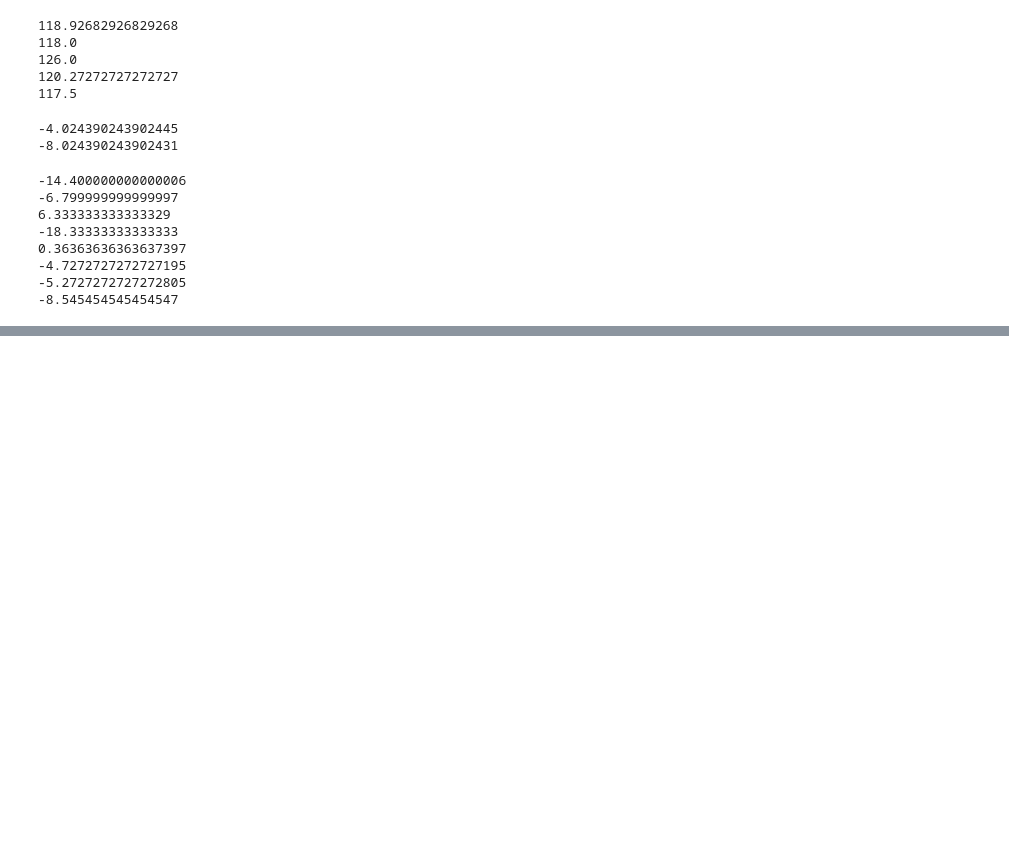
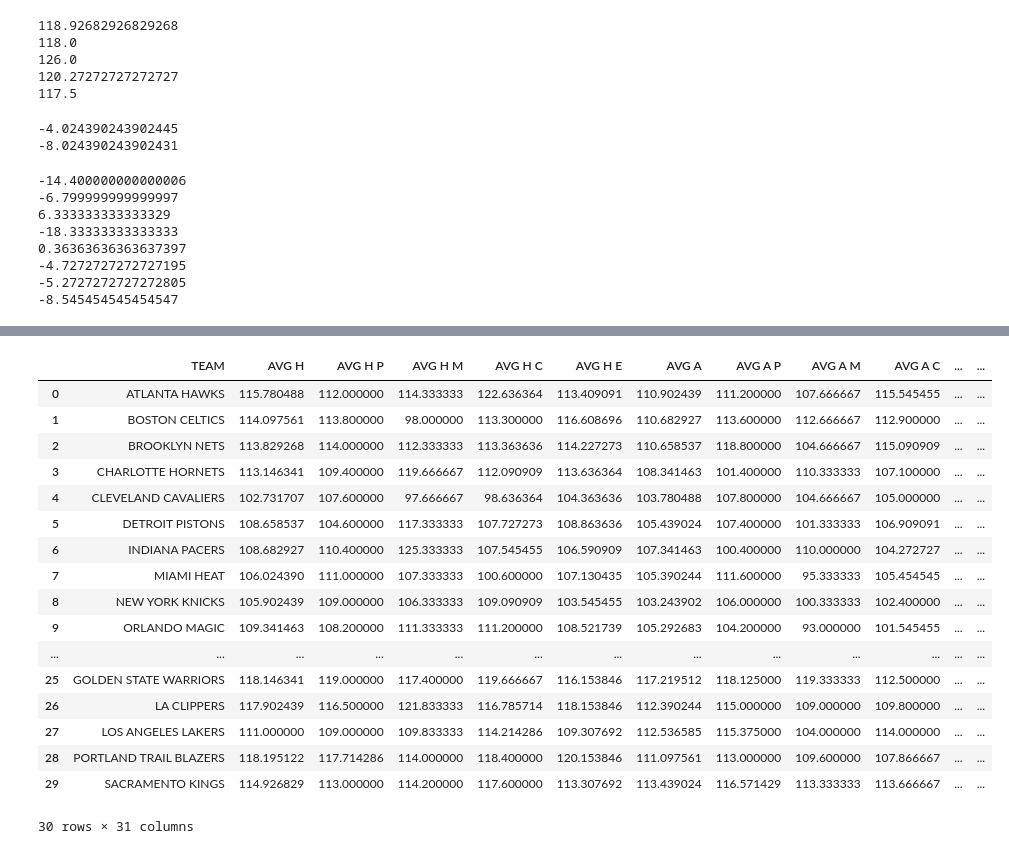
Before and after one commit to swu-uky/final-project, a Jupyter notebook: notebooks/1819.ipynb, the cells around one changed output, grey strips where cells are left out. Drawn from its saved outputs; the diff is of its cells as text; code cells hidden in the pictures; blank space fills up the shorter version.

```diff
--- a/notebooks/1819.ipynb
+++ b/notebooks/1819.ipynb
@@ -165,13 +140,13 @@ print(hawks_opp_avg_a_m)
 # %%
 # calculate central statistics
 
-hawks_avg_h_c = (hawks_home_c['Home Score'].astype(int).sum()) / 11
+hawks_avg_h_c = (hawks_home_c['Home Score'].astype(int).sum()) / len(hawks_home_c)
 print(hawks_avg_h_c)
-hawks_opp_avg_h_c = (hawks_home_c['Away Score'].astype(int).sum()) / 11
+hawks_opp_avg_h_c = (hawks_home_c['Away Score'].astype(int).sum()) / len(hawks_home_c)
 print(hawks_opp_avg_h_c)
-hawks_avg_a_c = (hawks_away_c['Away Score'].astype(int).sum()) / 11
+hawks_avg_a_c = (hawks_away_c['Away Score'].astype(int).sum()) / len(hawks_away_c)
 print(hawks_avg_a_c)
-hawks_opp_avg_a_c = (hawks_away_c['Home Score'].astype(int).sum()) / 11
+hawks_opp_avg_a_c = (hawks_away_c['Home Score'].astype(int).sum()) / len(hawks_away_c)
 print(hawks_opp_avg_a_c)
 # %% [output]
 122.63636363636364
@@ -181,13 +156,13 @@ print(hawks_opp_avg_a_c)
 # %%
 # calculate eastern statisics
 
-hawks_avg_h_e = (hawks_home_e['Home Score'].astype(int).sum()) / 22
+hawks_avg_h_e = (hawks_home_e['Home Score'].astype(int).sum()) / len(hawks_home_e)
 print(hawks_avg_h_e)
-hawks_opp_avg_h_e = (hawks_home_e['Away Score'].astype(int).sum()) / 22
+hawks_opp_avg_h_e = (hawks_home_e['Away Score'].astype(int).sum()) / len(hawks_home_e)
 print(hawks_opp_avg_h_e)
-hawks_avg_a_e = (hawks_away_e['Away Score'].astype(int).sum()) / 22
+hawks_avg_a_e = (hawks_away_e['Away Score'].astype(int).sum()) / len(hawks_away_e)
 print(hawks_avg_a_e)
-hawks_opp_avg_a_e = (hawks_away_e['Home Score'].astype(int).sum()) / 22
+hawks_opp_avg_a_e = (hawks_away_e['Home Score'].astype(int).sum()) / len(hawks_away_e)
 print(hawks_opp_avg_a_e)
 # %% [output]
 113.4090909090909
@@ -291,23 +266,15 @@ print(hawks_diff_a_e)
 -5.2727272727272805
 -8.545454545454547
 # %%
-# create a new dataframe to slowly append these data for each team
-# this will end up being the final export of the notebook
+# assemble all the team data in a list to append to
 
-hawks_data = [['ATLANTA HAWKS',
+data_1819 = [['Atlanta Hawks',
              hawks_avg_h, hawks_avg_h_p, hawks_avg_h_m, hawks_avg_h_c, hawks_avg_h_e,
              hawks_avg_a, hawks_avg_a_p, hawks_avg_a_m, hawks_avg_a_c, hawks_avg_a_e,
              hawks_opp_avg_h, hawks_opp_avg_h_p, hawks_opp_avg_h_m, hawks_opp_avg_h_c, hawks_opp_avg_h_e,
              hawks_opp_avg_a, hawks_opp_avg_a_p, hawks_opp_avg_a_m, hawks_opp_avg_a_c, hawks_opp_avg_a_e,
              hawks_diff_h, hawks_diff_h_p, hawks_diff_h_m, hawks_diff_h_c, hawks_diff_h_e,
              hawks_diff_a, hawks_diff_a_p, hawks_diff_a_m, hawks_diff_a_c, hawks_diff_a_e]]
-df_1819 = pd.DataFrame(hawks_data, columns = ['TEAM',
-                                              'AVG H', 'AVG H P', 'AVG H M', 'AVG H C', 'AVG H E',
-                                              'AVG A', 'AVG A P', 'AVG A M', 'AVG A C', 'AVG A E',
-                                              'OPP AVG H', 'OPP AVG H P', 'OPP AVG H M', 'OPP AVG H C', 'OPP AVG H E',
-                                              'OPP AVG A', 'OPP AVG A P', 'OPP AVG A M', 'OPP AVG A C', 'OPP AVG A E',
-                                              'DIFF H', 'DIFF H P', 'DIFF H M', 'DIFF H C', 'DIFF H E',
-                                              'DIFF A', 'DIFF A P', 'DIFF A M', 'DIFF A C', 'DIFF A E'])
 # %%
 # double check the output
 # ready to append the rest of the league!
@@ -319,0 +446,10 @@ df_1819
+# %%
+# create dataframe from list
+
+df_1819 = pd.DataFrame(data_1819, columns = ['TEAM',
+                                              'AVG H', 'AVG H P', 'AVG H M', 'AVG H C', 'AVG H E',
+                                              'AVG A', 'AVG A P', 'AVG A M', 'AVG A C', 'AVG A E',
+                                              'OPP AVG H', 'OPP AVG H P', 'OPP AVG H M', 'OPP AVG H C', 'OPP AVG H E',
+                                              'OPP AVG A', 'OPP AVG A P', 'OPP AVG A M', 'OPP AVG A C', 'OPP AVG A E',
+                                              'DIFF H', 'DIFF H P', 'DIFF H M', 'DIFF H C', 'DIFF H E',
+                                              'DIFF A', 'DIFF A P', 'DIFF A M', 'DIFF A C', 'DIFF A E'])
@@ -319,0 +479,24 @@ df_1819
+# %%
+# apply uppercase to team names to join with stadiums data later
+
+df_1819['TEAM'] = df_1819['TEAM'].str.upper()
+df_1819
+# %% [output]
+|  | TEAM | AVG H | AVG H P | AVG H M | AVG H C | AVG H E | AVG A | AVG A P | AVG A M | AVG A C | ... | ... |
+| 0 | ATLANTA HAWKS | 115.780488 | 112.000000 | 114.333333 | 122.636364 | 113.409091 | 110.902439 | 111.200000 | 107.666667 | 115.545455 | ... | ... |
+| 1 | BOSTON CELTICS | 114.097561 | 113.800000 | 98.000000 | 113.300000 | 116.608696 | 110.682927 | 113.600000 | 112.666667 | 112.900000 | ... | ... |
+| 2 | BROOKLYN NETS | 113.829268 | 114.000000 | 112.333333 | 113.363636 | 114.227273 | 110.658537 | 118.800000 | 104.666667 | 115.090909 | ... | ... |
+| 3 | CHARLOTTE HORNETS | 113.146341 | 109.400000 | 119.666667 | 112.090909 | 113.636364 | 108.341463 | 101.400000 | 110.333333 | 107.100000 | ... | ... |
+| 4 | CLEVELAND CAVALIERS | 102.731707 | 107.600000 | 97.666667 | 98.636364 | 104.363636 | 103.780488 | 107.800000 | 104.666667 | 105.000000 | ... | ... |
+| 5 | DETROIT PISTONS | 108.658537 | 104.600000 | 117.333333 | 107.727273 | 108.863636 | 105.439024 | 107.400000 | 101.333333 | 106.909091 | ... | ... |
+| 6 | INDIANA PACERS | 108.682927 | 110.400000 | 125.333333 | 107.545455 | 106.590909 | 107.341463 | 100.400000 | 110.000000 | 104.272727 | ... | ... |
+| 7 | MIAMI HEAT | 106.024390 | 111.000000 | 107.333333 | 100.600000 | 107.130435 | 105.390244 | 111.600000 | 95.333333 | 105.454545 | ... | ... |
+| 8 | NEW YORK KNICKS | 105.902439 | 109.000000 | 106.333333 | 109.090909 | 103.545455 | 103.243902 | 106.000000 | 100.333333 | 102.400000 | ... | ... |
+| 9 | ORLANDO MAGIC | 109.341463 | 108.200000 | 111.333333 | 111.200000 | 108.521739 | 105.292683 | 104.200000 | 93.000000 | 101.545455 | ... | ... |
+| ... | ... | ... | ... | ... | ... | ... | ... | ... | ... | ... | ... | ... |
+| 25 | GOLDEN STATE WARRIORS | 118.146341 | 119.000000 | 117.400000 | 119.666667 | 116.153846 | 117.219512 | 118.125000 | 119.333333 | 112.500000 | ... | ... |
+| 26 | LA CLIPPERS | 117.902439 | 116.500000 | 121.833333 | 116.785714 | 118.153846 | 112.390244 | 115.000000 | 109.000000 | 109.800000 | ... | ... |
+| 27 | LOS ANGELES LAKERS | 111.000000 | 109.000000 | 109.833333 | 114.214286 | 109.307692 | 112.536585 | 115.375000 | 104.000000 | 114.000000 | ... | ... |
+| 28 | PORTLAND TRAIL BLAZERS | 118.195122 | 117.714286 | 114.000000 | 118.400000 | 120.153846 | 111.097561 | 113.000000 | 109.600000 | 107.866667 | ... | ... |
+| 29 | SACRAMENTO KINGS | 114.926829 | 113.000000 | 114.200000 | 117.600000 | 113.307692 | 113.439024 | 116.571429 | 113.333333 | 113.666667 | ... | ... |
+30 rows × 31 columns
```
Also changed, not shown: parts of 10 cells of this notebook.
